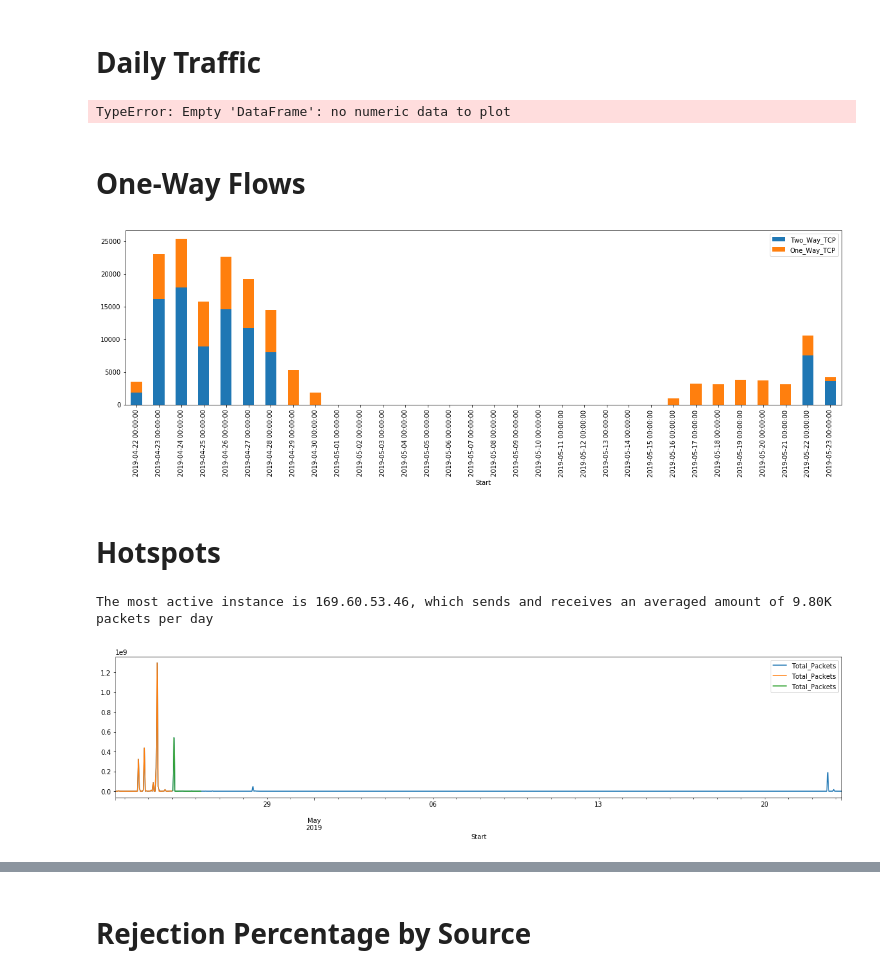
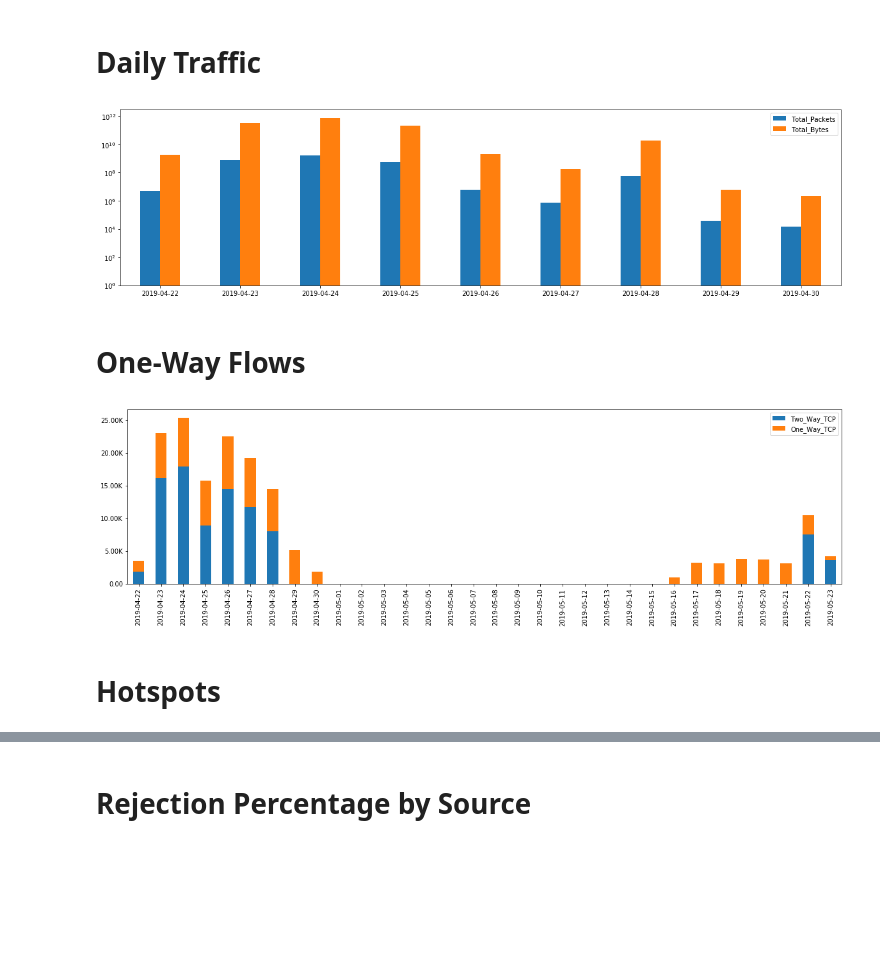
Before and after one commit to tomerlangeibm/Analytics, a Jupyter notebook: VPC Flow Logs Analytics.ipynb, the cells around one changed output, grey strips where cells are left out. Cells and saved outputs as stored; diff of their text form; code cells hidden in the pictures; blank space fills up the shorter version.

```diff
--- a/VPC Flow Logs Analytics.ipynb
+++ b/VPC Flow Logs Analytics.ipynb
@@ -360,43 +395,28 @@ def cnn_regression(train_set, test_set, train_labels, test_labels, max_epochs=10
 # %% [markdown]
 # Daily Traffic
 # %%
-data_df = date_filter(flowlogs_df, 2019, 7, 1, 2019, 7, 3)
+data_df = date_filter(flowlogs_df, 2019, 4, 1, 2019, 5, 1)
 tot_df = data_df.set_index('Start')[['Total_Packets', 'Total_Bytes']].resample('1D').sum().fillna(0)
+tot_df.index = tot_df.index.date
 tot_df.plot.bar(rot=0, log=True, figsize=(20, 5))
 plt.show()
 # %% [output]
-TypeError: Empty 'DataFrame': no numeric data to plot
+[figure, added]
 # %% [markdown]
 # One-Way Flows
 # %%
 indices = flowlogs_df.set_index('Start').resample('1D').count().index
 twowaytcp = flowlogs_df[(flowlogs_df['ABPackets'] != 0) & (flowlogs_df['BAPackets'] != 0) & (flowlogs_df['Protocol'] == "TCP")].set_index('Start').iloc[:, 0].resample('1D').count().fillna(0).values
 onewaytcp = flowlogs_df[((flowlogs_df['ABPackets'] == 0) | (flowlogs_df['BAPackets'] == 0)) & (flowlogs_df['Protocol'] == "TCP")].set_index('Start').iloc[:, 0].resample('1D').count().fillna(0).values
 tcp_df = pd.DataFrame(index=indices, columns=["Two_Way_TCP", "One_Way_TCP"])
 tcp_df["Two_Way_TCP"] = twowaytcp
 tcp_df["One_Way_TCP"] = onewaytcp
-tcp_df.plot.bar( stacked=True, figsize=(20, 5))
+tcp_df.index = tcp_df.index.date
+ax = tcp_df.plot.bar(stacked=True, figsize=(20, 5))
+vals = ax.get_yticks()
+ax.set_yticklabels([number_format(x) for x in vals])
 plt.show()
 # %% [output]
-[figure, old version]
+[figure, new version]
 # %% [markdown]
 # Hotspots
-# %%
-# Select number of hotspots to detect
-hotspots_num = 3
-src_df = flowlogs_df.groupby(['src_ip']).agg({'Total_Packets':'sum'})
-dst_df = flowlogs_df.groupby(['dst_ip']).agg({'Total_Packets':'sum'})
-tot_df = src_df.append(dst_df)
-tot_df = tot_df.groupby(tot_df.index).agg({'Total_Packets':'sum'}).sort_values(by=['Total_Packets'], ascending=False).head(hotspots_num)
-
-print("The most active instance is %s, which sends and receives an averaged amount of %s packets per day" % (tot_df.index[0], number_format(tot_df["Total_Packets"].values[0] / len(flowlogs_df.index))))
-
-plt.figure(figsize=(20, 4))
-
-for instance in tot_df.index:
-    instance_df = flowlogs_df[(flowlogs_df['src_ip'] == instance) | (flowlogs_df['dst_ip'] == instance)].set_index('Start')["Total_Packets"].resample('1H').sum().fillna(0).to_frame("Total_Packets")["Total_Packets"].plot()
-plt.legend()
-plt.show()
-# %% [output]
-The most active instance is 169.60.53.46, which sends and receives an averaged amount of 9.80K packets per day
-[figure, removed]
```
Also changed, not shown: parts of 13 cells of this notebook.
